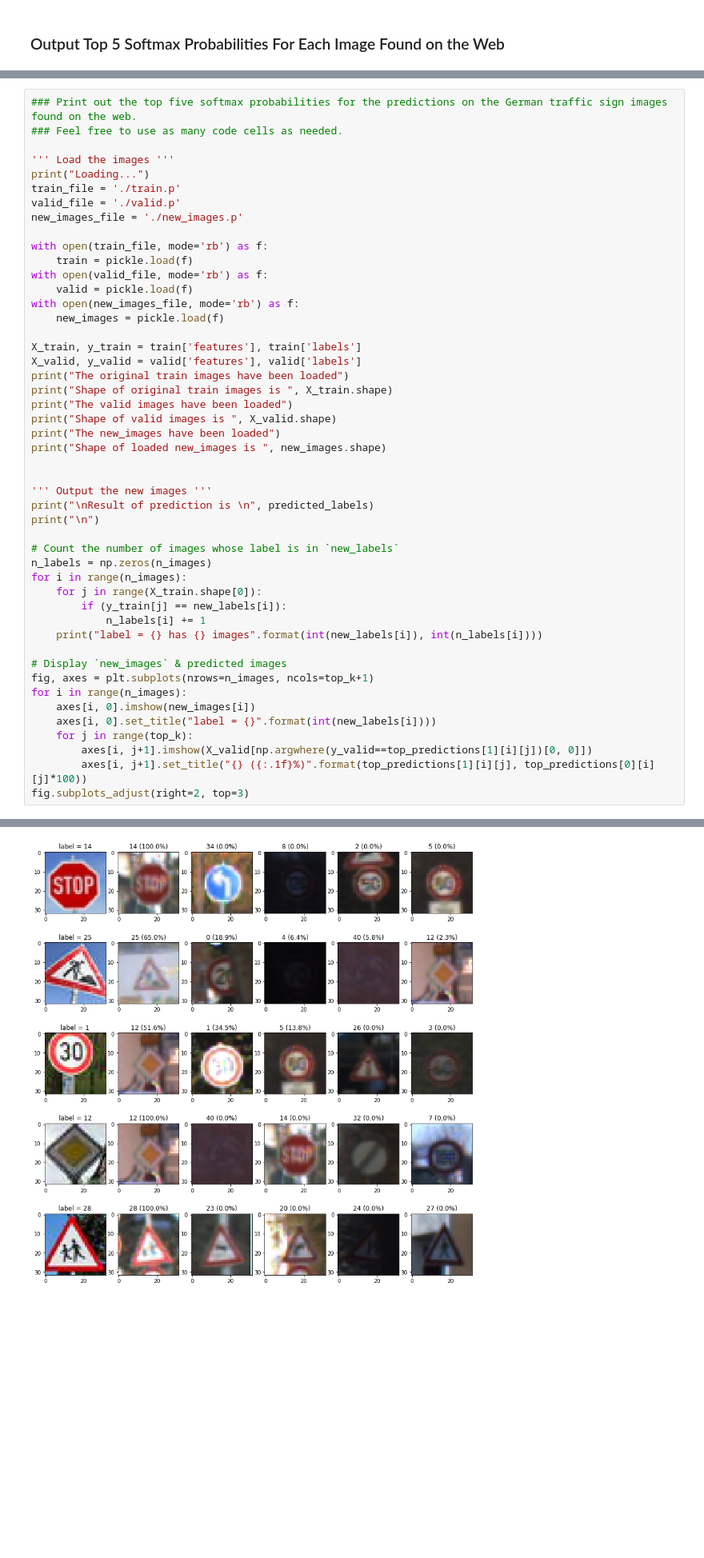
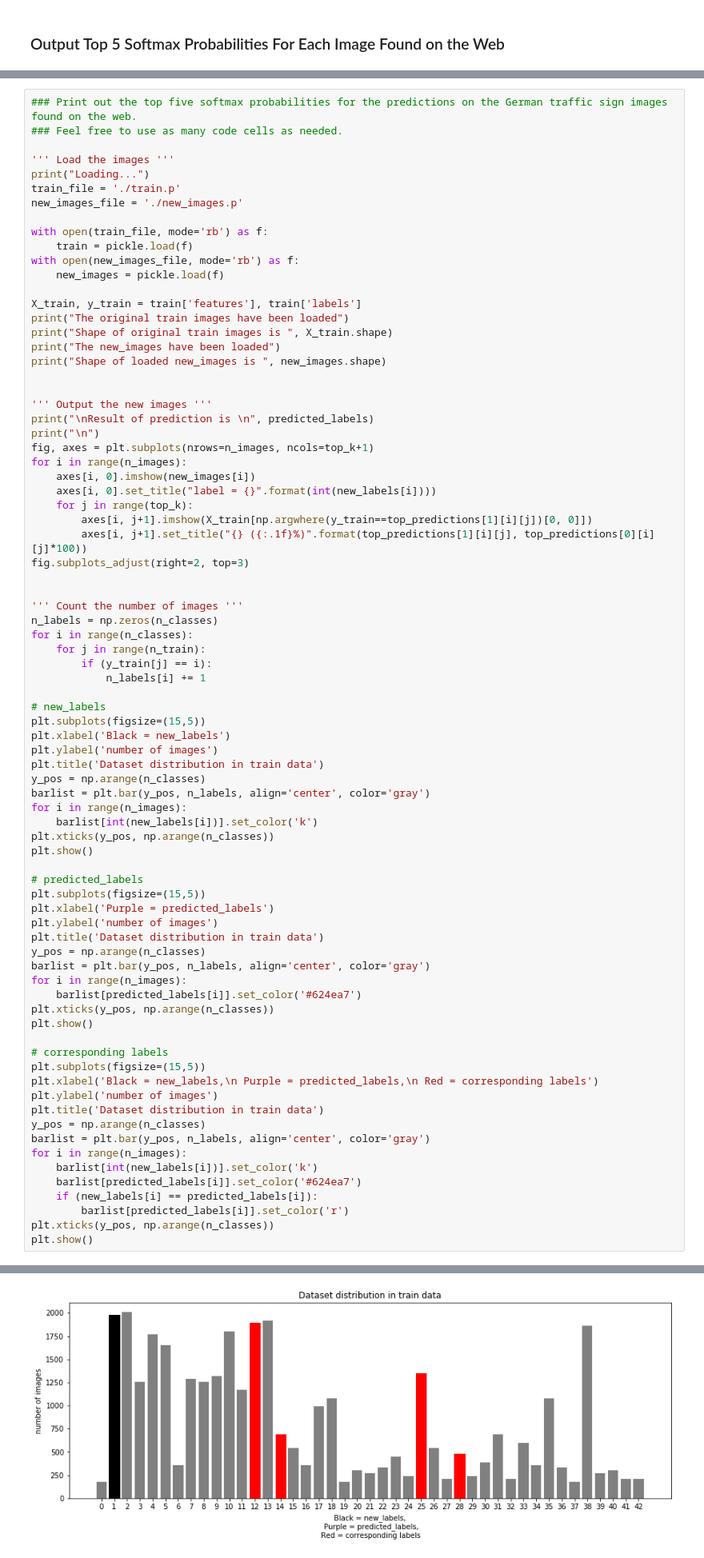
Before and after one commit to hotsuyuki/CarND-Traffic-Sign-Classifier-Project, a Jupyter notebook: Traffic_Sign_Classifier.ipynb, the cells around one changed output, grey strips where cells are left out. Shown at 80% size. Cells and saved outputs as stored; diff of their text form; blank space fills up the shorter version.

Commit message:
[feature] Display dataset distribution

```diff
--- a/Traffic_Sign_Classifier.ipynb
+++ b/Traffic_Sign_Classifier.ipynb
@@ -940,22 +983,16 @@ Looking just at the first row we get `[ 0.34763842,  0.24879643,  0.12789202]`,
 ''' Load the images '''
 print("Loading...")
 train_file = './train.p'
-valid_file = './valid.p'
 new_images_file = './new_images.p'
 
 with open(train_file, mode='rb') as f:
     train = pickle.load(f)
-with open(valid_file, mode='rb') as f:
-    valid = pickle.load(f)
 with open(new_images_file, mode='rb') as f:
     new_images = pickle.load(f)
 
 X_train, y_train = train['features'], train['labels']
-X_valid, y_valid = valid['features'], valid['labels']
 print("The original train images have been loaded")
 print("Shape of original train images is ", X_train.shape)
-print("The valid images have been loaded")
-print("Shape of valid images is ", X_valid.shape)
 print("The new_images have been loaded")
 print("Shape of loaded new_images is ", new_images.shape)
 
@@ -963,24 +1000,61 @@ print("Shape of loaded new_images is ", new_images.shape)
 ''' Output the new images '''
 print("\nResult of prediction is \n", predicted_labels)
 print("\n")
-
-# Count the number of images whose label is in `new_labels`
-n_labels = np.zeros(n_images)
-for i in range(n_images):
-    for j in range(X_train.shape[0]):
-        if (y_train[j] == new_labels[i]):
-            n_labels[i] += 1
-    print("label = {} has {} images".format(int(new_labels[i]), int(n_labels[i])))
-
-# Display `new_images` & predicted images
 fig, axes = plt.subplots(nrows=n_images, ncols=top_k+1)
 for i in range(n_images):
     axes[i, 0].imshow(new_images[i])
     axes[i, 0].set_title("label = {}".format(int(new_labels[i])))
     for j in range(top_k):
-        axes[i, j+1].imshow(X_valid[np.argwhere(y_valid==top_predictions[1][i][j])[0, 0]])
+        axes[i, j+1].imshow(X_train[np.argwhere(y_train==top_predictions[1][i][j])[0, 0]])
         axes[i, j+1].set_title("{} ({:.1f}%)".format(top_predictions[1][i][j], top_predictions[0][i][j]*100))
 fig.subplots_adjust(right=2, top=3)
+
+
+''' Count the number of images '''
+n_labels = np.zeros(n_classes)
+for i in range(n_classes):
+    for j in range(n_train):
+        if (y_train[j] == i):
+            n_labels[i] += 1
+
+# new_labels
+plt.subplots(figsize=(15,5))
+plt.xlabel('Black = new_labels')
+plt.ylabel('number of images')
+plt.title('Dataset distribution in train data')
+y_pos = np.arange(n_classes)
+barlist = plt.bar(y_pos, n_labels, align='center', color='gray')
+for i in range(n_images):
+    barlist[int(new_labels[i])].set_color('k')
+plt.xticks(y_pos, np.arange(n_classes))
+plt.show()
+
+# predicted_labels
+plt.subplots(figsize=(15,5))
+plt.xlabel('Purple = predicted_labels')
+plt.ylabel('number of images')
+plt.title('Dataset distribution in train data')
+y_pos = np.arange(n_classes)
+barlist = plt.bar(y_pos, n_labels, align='center', color='gray')
+for i in range(n_images):
+    barlist[predicted_labels[i]].set_color('#624ea7')
+plt.xticks(y_pos, np.arange(n_classes))
+plt.show()
+
+# corresponding labels
+plt.subplots(figsize=(15,5))
+plt.xlabel('Black = new_labels,\n Purple = predicted_labels,\n Red = corresponding labels')
+plt.ylabel('number of images')
+plt.title('Dataset distribution in train data')
+y_pos = np.arange(n_classes)
+barlist = plt.bar(y_pos, n_labels, align='center', color='gray')
+for i in range(n_images):
+    barlist[int(new_labels[i])].set_color('k')
+    barlist[predicted_labels[i]].set_color('#624ea7')
+    if (new_labels[i] == predicted_labels[i]):
+        barlist[predicted_labels[i]].set_color('r')
+plt.xticks(y_pos, np.arange(n_classes))
+plt.show()
 # %% [output]
 Loading...
 The original train images have been loaded
@@ -1002 +1067 @@ label = 28 has 480 images
-[figure, old version]
+[figure, new version]
```
Also changed, not shown: parts of 3 cells of this notebook, 1 other file.
